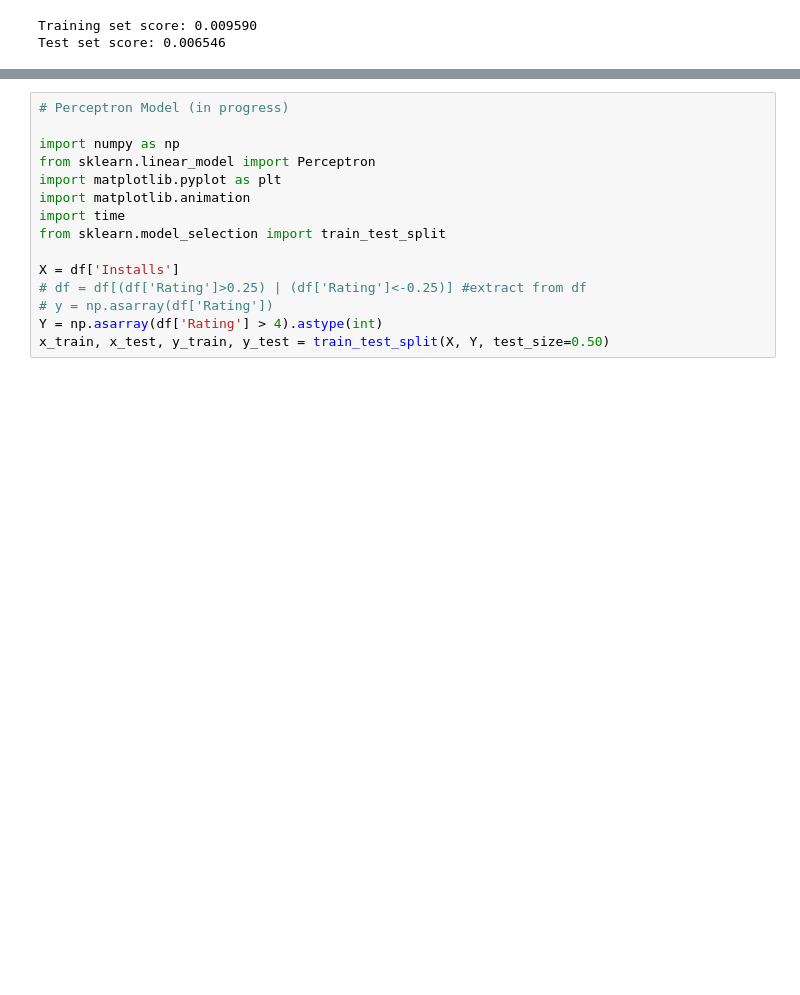
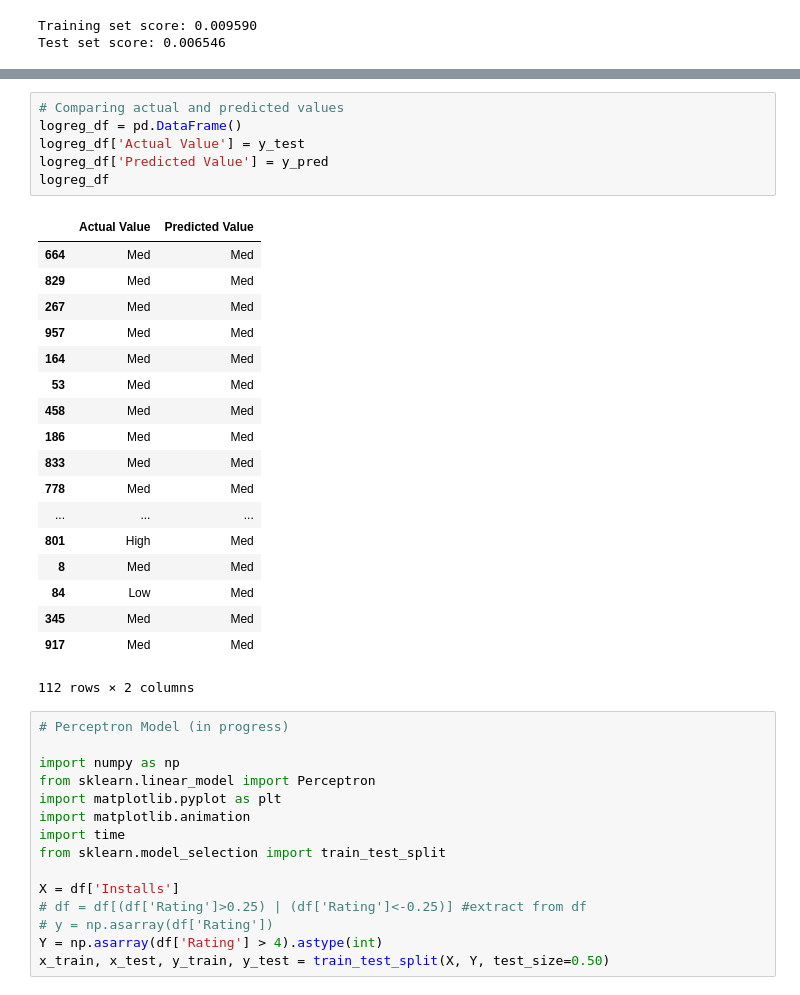
Before and after one commit to IceJinx33/playstore-apps-kernel, a Jupyter notebook: final-project/final_project_models.ipynb, the cells around one changed output, grey strips where cells are left out. Saved outputs shown, nothing was run; the diff lists cells and outputs as text; blank space fills up the shorter version.

```diff
--- a/final-project/final_project_models.ipynb
+++ b/final-project/final_project_models.ipynb
@@ -548,3 +602,28 @@ Test set score: 0.006546
+# %%
+# Comparing actual and predicted values
+logreg_df = pd.DataFrame()
+logreg_df['Actual Value'] = y_test
+logreg_df['Predicted Value'] = y_pred
+logreg_df
+# %% [output]
+|  | Actual Value | Predicted Value |
+| 664 | Med | Med |
+| 829 | Med | Med |
+| 267 | Med | Med |
+| 957 | Med | Med |
+| 164 | Med | Med |
+| 53 | Med | Med |
+| 458 | Med | Med |
+| 186 | Med | Med |
+| 833 | Med | Med |
+| 778 | Med | Med |
+| ... | ... | ... |
+| 801 | High | Med |
+| 8 | Med | Med |
+| 84 | Low | Med |
+| 345 | Med | Med |
+| 917 | Med | Med |
+112 rows × 2 columns
 # %%
 # Perceptron Model (in progress)
 
```
Also changed, not shown: parts of 19 cells of this notebook.
